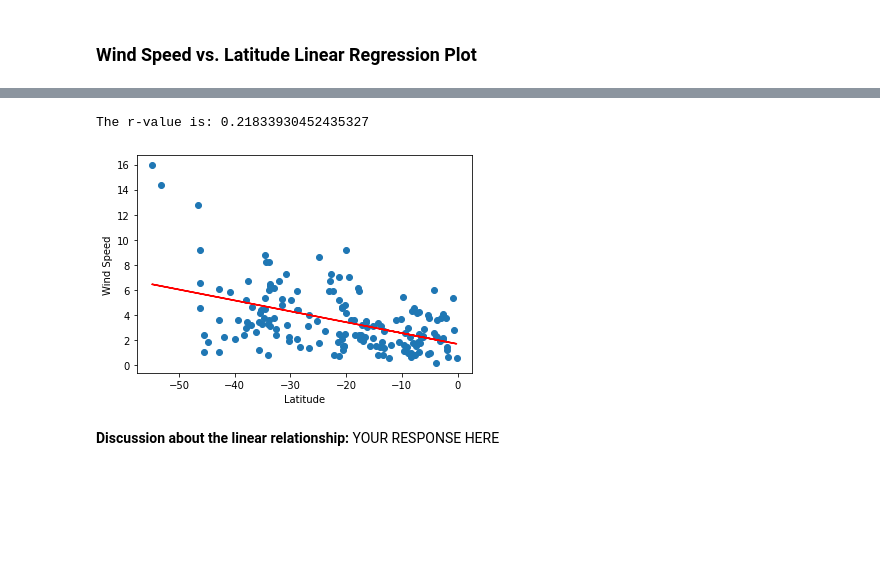
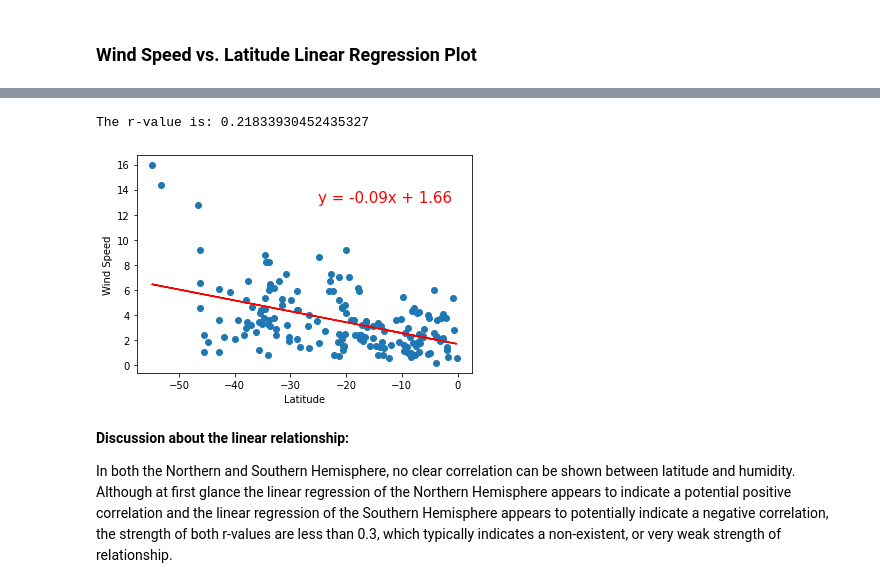
Before and after one commit to maderamel/python-api-challenge, a Jupyter notebook: WeatherPy.ipynb, the cells around one changed output, grey strips where cells are left out. Cells and saved outputs as stored; diff of their text form; code cells hidden in the pictures; blank space fills up the shorter version.

```diff
--- a/WeatherPy.ipynb
+++ b/WeatherPy.ipynb
@@ -382,8 +387,10 @@ The r-value is: 0.023066487279476255
 # %%
 # Southern Hemisphere
-plot_linear_regression(southern_hemi_df["Lat"], southern_hemi_df["Wind Speed"], "Wind Speed", (40,10))
+plot_linear_regression(southern_hemi_df["Lat"], southern_hemi_df["Wind Speed"], "Wind Speed", (-25,13))
 # %% [output]
 The r-value is: 0.21833930452435327
-[figure, old version]
+[figure, new version]
-# %% [markdown]
-**Discussion about the linear relationship:** YOUR RESPONSE HERE
+# %% [markdown]
+**Discussion about the linear relationship:**
+
+In both the Northern and Southern Hemisphere, no clear correlation can be shown between latitude and humidity. Although at first glance the linear regression of the Northern Hemisphere appears to indicate a potential positive correlation and the linear regression of the Southern Hemisphere appears to potentially indicate a negative correlation, the strength of both r-values are less than 0.3, which typically indicates a non-existent, or very weak strength of relationship.
```
Also changed, not shown: parts of 13 cells of this notebook.
